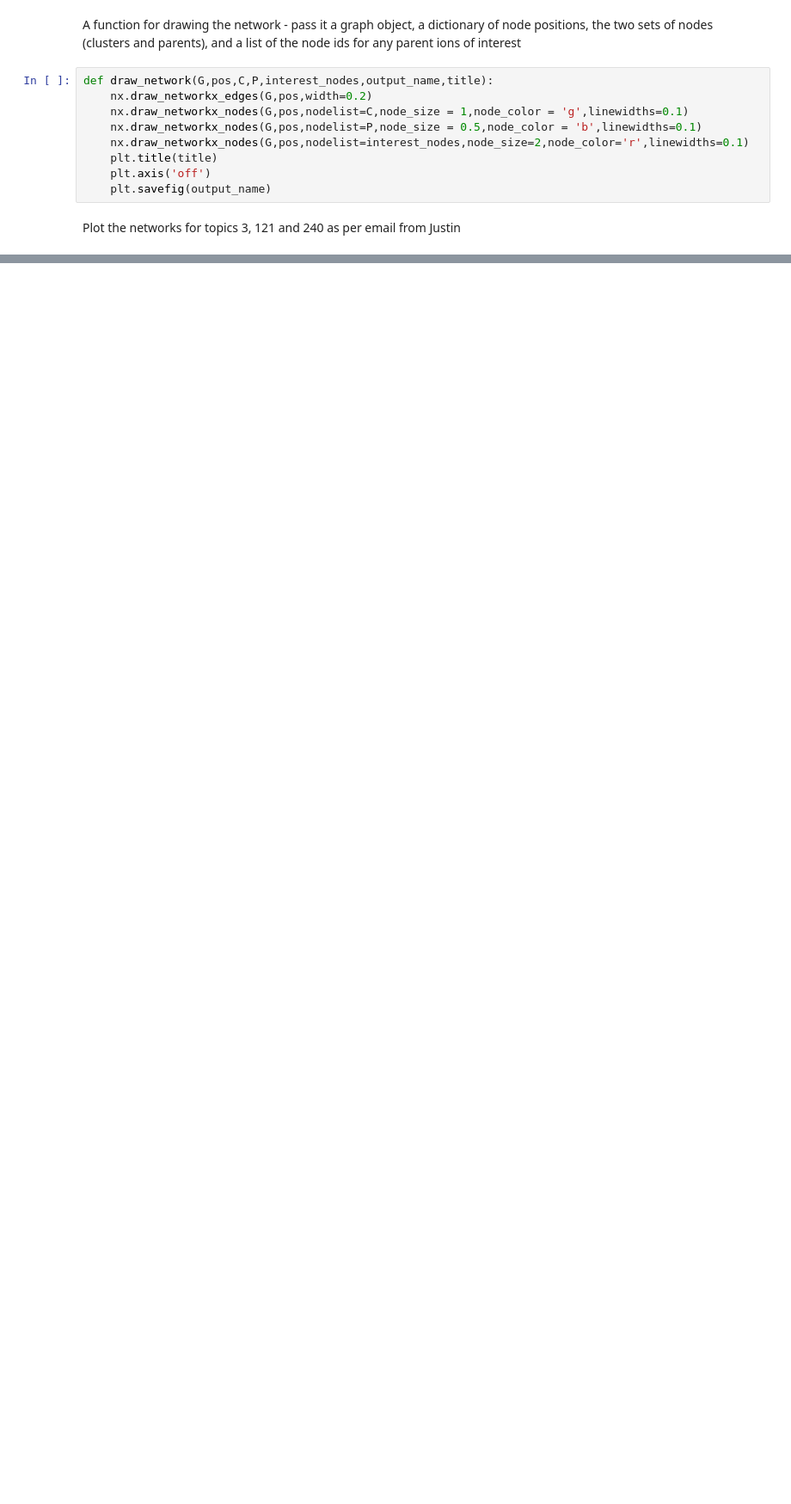
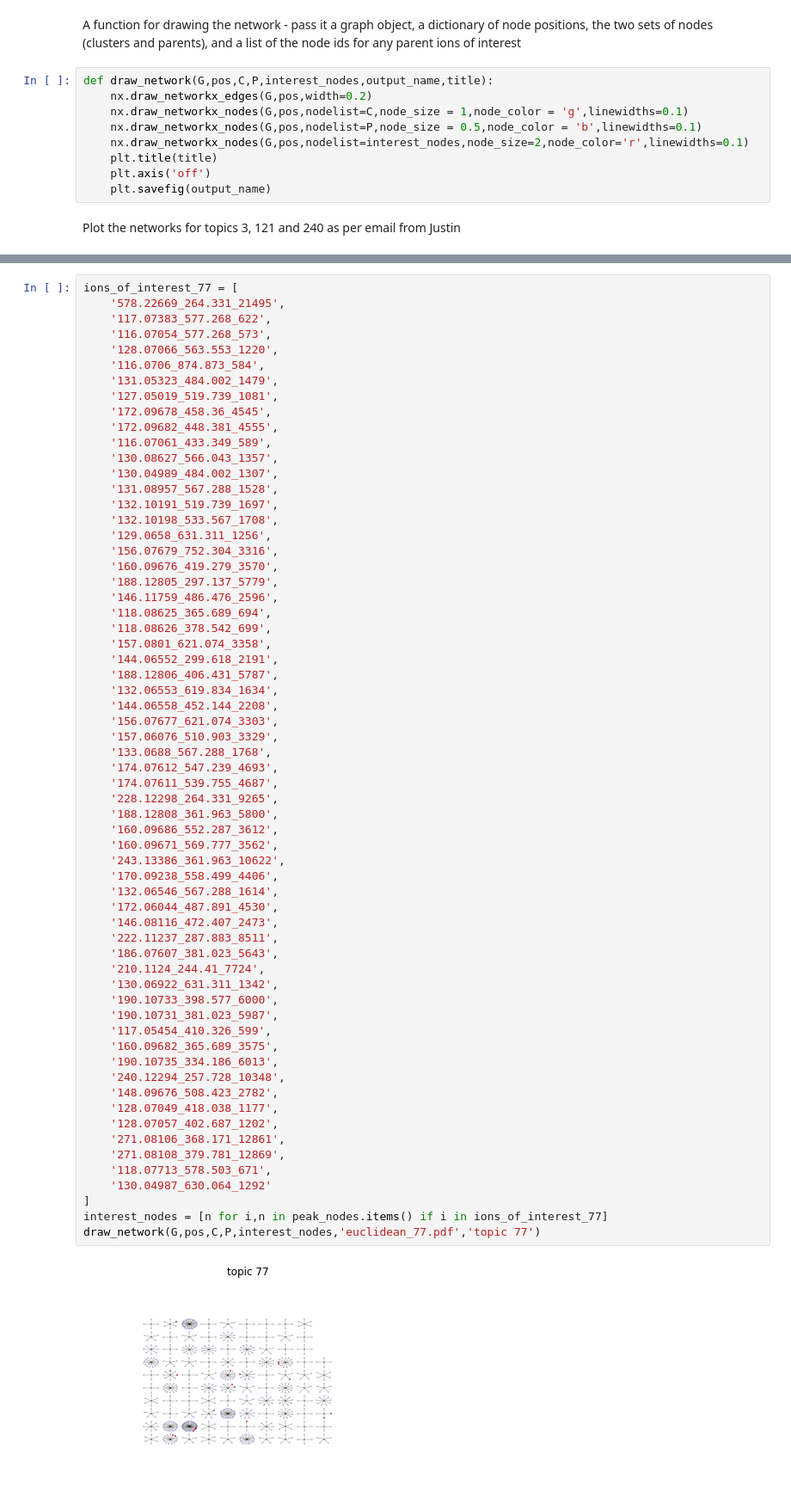
Before and after one commit to sdrogers/MS2LDA, a Jupyter notebook: notebooks/cosine_network_notebook.ipynb, the cells around one changed output, grey strips where cells are left out. Shown at 86% size. Cells and saved outputs as stored; diff of their text form; blank space fills up the shorter version.

Commit message:
update cosine notebook for topic 77
Former-commit-id: b8e2fdf3b31240d6fae7b47b7fa8f251e66575b7
Former-commit-id: ebf9b5d9c2c5ee9d3d1e1ad99cf8cad9d19cb5bf

```diff
--- a/notebooks/cosine_network_notebook.ipynb
+++ b/notebooks/cosine_network_notebook.ipynb
@@ -239,0 +240,65 @@ draw_network(G,pos,C,P,interest_nodes,'euclidean_240.pdf','topic 240')
+# %%
+ions_of_interest_77 = [
+    '578.22669_264.331_21495',
+    '117.07383_577.268_622',
+    '116.07054_577.268_573',
+    '128.07066_563.553_1220',
+    '116.0706_874.873_584',
+    '131.05323_484.002_1479',
+    '127.05019_519.739_1081',
+    '172.09678_458.36_4545',
+    '172.09682_448.381_4555',
+    '116.07061_433.349_589',
+    '130.08627_566.043_1357',
+    '130.04989_484.002_1307',
+    '131.08957_567.288_1528',
+    '132.10191_519.739_1697',
+    '132.10198_533.567_1708',
+    '129.0658_631.311_1256',
+    '156.07679_752.304_3316',
+    '160.09676_419.279_3570',
+    '188.12805_297.137_5779',
+    '146.11759_486.476_2596',
+    '118.08625_365.689_694',
+    '118.08626_378.542_699',
+    '157.0801_621.074_3358',
+    '144.06552_299.618_2191',
+    '188.12806_406.431_5787',
+    '132.06553_619.834_1634',
+    '144.06558_452.144_2208',
+    '156.07677_621.074_3303',
+    '157.06076_510.903_3329',
+    '133.0688_567.288_1768',
+    '174.07612_547.239_4693',
+    '174.07611_539.755_4687',
+    '228.12298_264.331_9265',
+    '188.12808_361.963_5800',
+    '160.09686_552.287_3612',
+    '160.09671_569.777_3562',
+    '243.13386_361.963_10622',
+    '170.09238_558.499_4406',
+    '132.06546_567.288_1614',
+    '172.06044_487.891_4530',
+    '146.08116_472.407_2473',
+    '222.11237_287.883_8511',
+    '186.07607_381.023_5643',
+    '210.1124_244.41_7724',
+    '130.06922_631.311_1342',
+    '190.10733_398.577_6000',
+    '190.10731_381.023_5987',
+    '117.05454_410.326_599',
+    '160.09682_365.689_3575',
+    '190.10735_334.186_6013',
+    '240.12294_257.728_10348',
+    '148.09676_508.423_2782',
+    '128.07049_418.038_1177',
+    '128.07057_402.687_1202',
+    '271.08106_368.171_12861',
+    '271.08108_379.781_12869',
+    '118.07713_578.503_671',
+    '130.04987_630.064_1292'
+]
+interest_nodes = [n for i,n in peak_nodes.items() if i in ions_of_interest_77]
+draw_network(G,pos,C,P,interest_nodes,'euclidean_77.pdf','topic 77')
+# %% [output]
+[figure, added]
```
Also changed, not shown: parts of 5 cells of this notebook.
